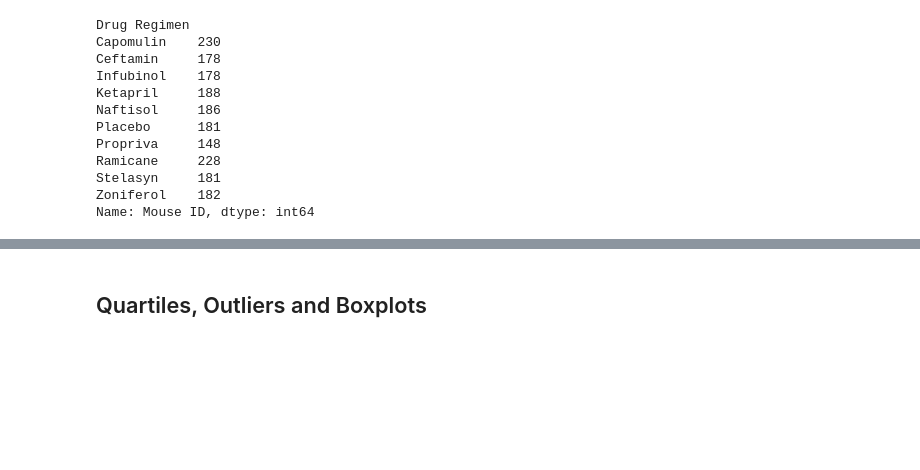
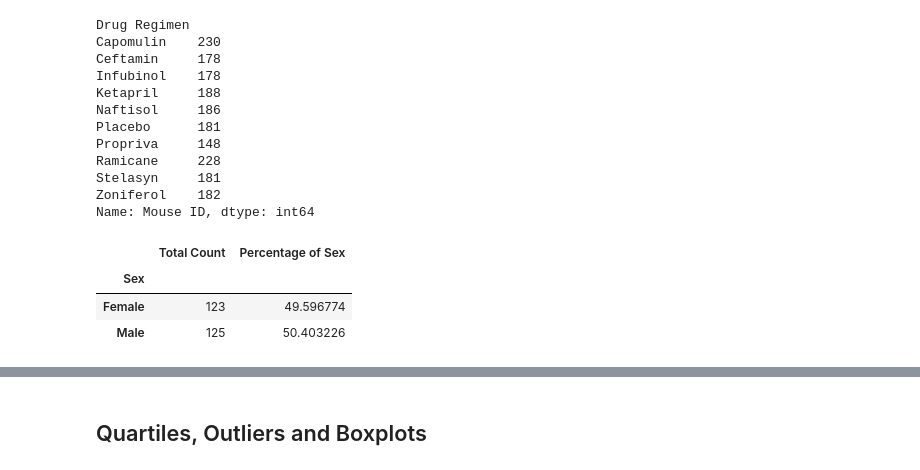
Before and after one commit to dejayru/matplotlib-hw-wk5, a Jupyter notebook: Pymaceuticals/pymaceuticals_starter.ipynb, the cells around one changed output, grey strips where cells are left out. Cells and saved outputs as stored; diff of their text form; code cells hidden in the pictures; blank space fills up the shorter version.

```diff
--- a/Pymaceuticals/pymaceuticals_starter.ipynb
+++ b/Pymaceuticals/pymaceuticals_starter.ipynb
@@ -174,0 +173,16 @@ Name: Mouse ID, dtype: int64
+# %%
+#count mice by gender and percentage
+group_gender = clean_df.groupby(["Mouse ID", "Sex"])
+group_gender_df = pd.DataFrame(group_gender.size())
+#data frame to count by gender
+mice_gender = pd.DataFrame(group_gender_df.groupby(["Sex"]).count())
+mice_gender.columns = ["Total Count"]
+#Calc Percentage
+mice_gender["Percentage of Sex"] = (100*(mice_gender["Total Count"]/mice_gender["Total Count"].sum()))
+
+mice_gender
+# %% [output]
+|  | Total Count | Percentage of Sex |
+| Sex |  |  |
+| Female | 123 | 49.596774 |
+| Male | 125 | 50.403226 |
```
Also changed, not shown: parts of 2 cells of this notebook, 1 other file.
